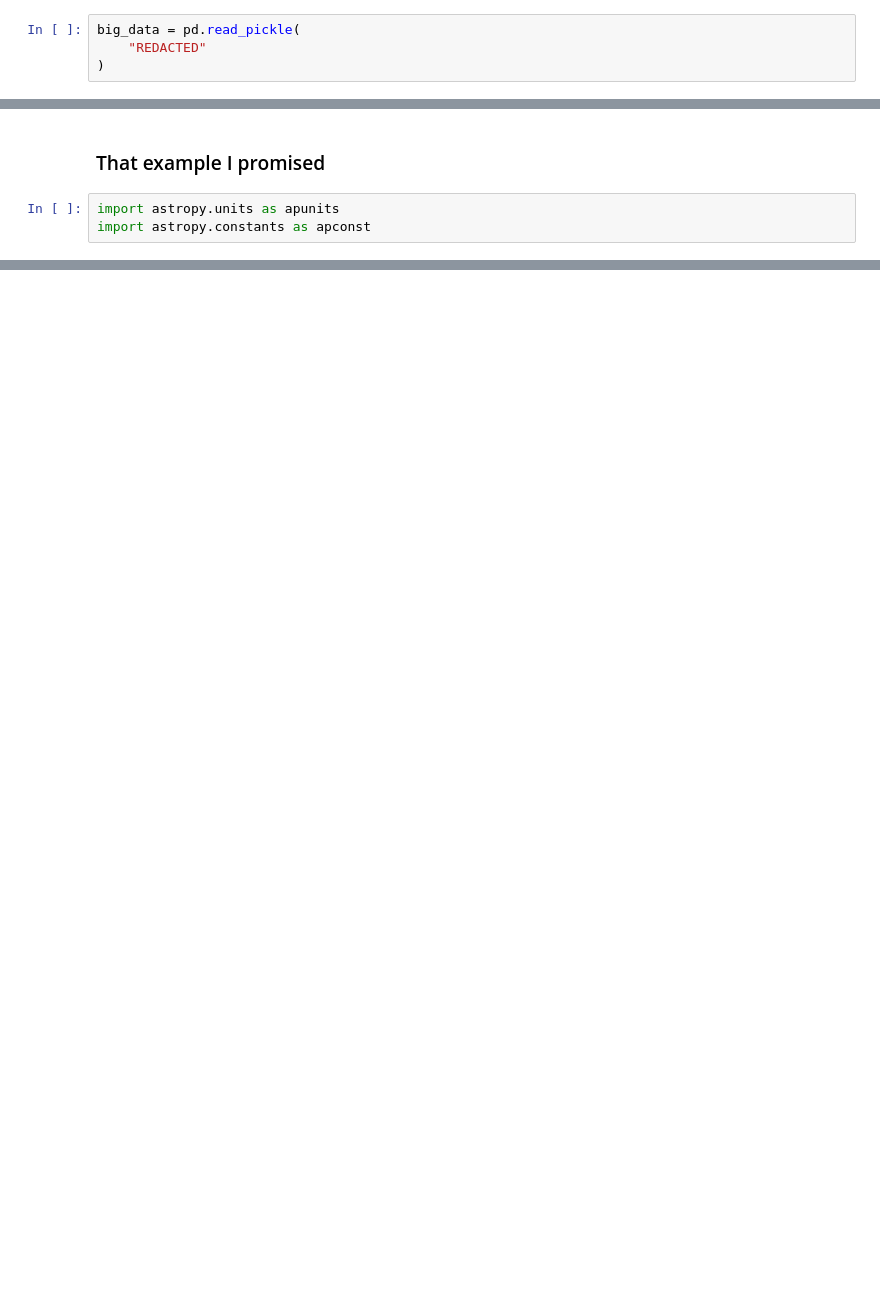
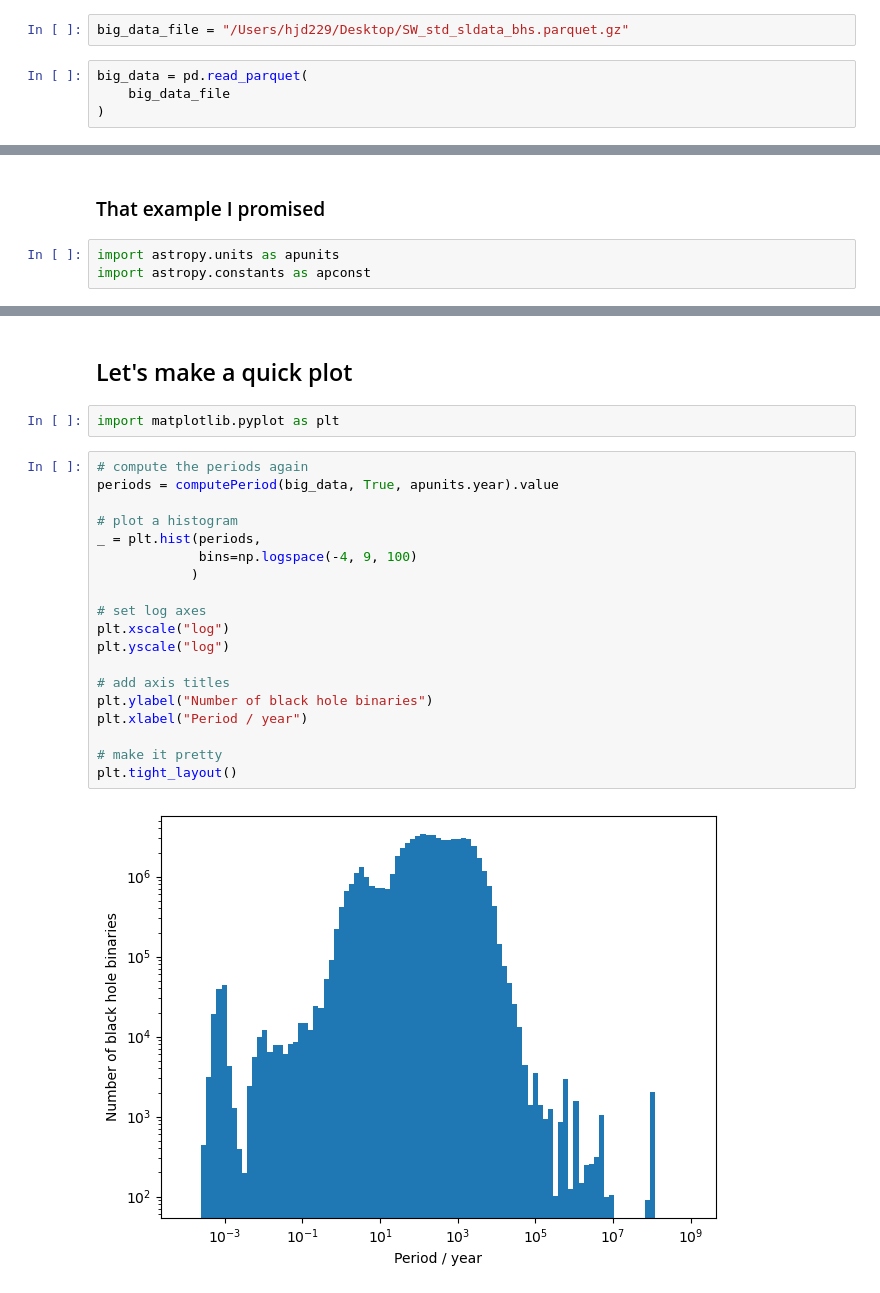
Before and after one commit to ou-astrophysics/FastPython, a Jupyter notebook: FastPython.ipynb, the cells around one changed output, grey strips where cells are left out. Saved outputs shown, nothing was run; the diff lists cells and outputs as text; blank space fills up the shorter version.

```diff
--- a/FastPython.ipynb
+++ b/FastPython.ipynb
@@ -326,9 +584,11 @@ Be **careful** with applying your own function. It's not always as fast as you t
 </div>
 # %%
 import pandas as pd
+# %%
+big_data_file = "/Users/hjd229/Desktop/SW_std_sldata_bhs.parquet.gz"
 # %%
-big_data = pd.read_pickle(
-    "REDACTED"
+big_data = pd.read_parquet(
+    big_data_file
 )
 # %%
 big_data
@@ -366,0 +648,25 @@ big_data.apply(computePeriod2, args=(True, apunits.year), axis=1)
+# %% [markdown]
+## Let's make a quick plot
+# %%
+import matplotlib.pyplot as plt
+# %%
+# compute the periods again
+periods = computePeriod(big_data, True, apunits.year).value
+
+# plot a histogram
+_ = plt.hist(periods,
+             bins=np.logspace(-4, 9, 100)
+            )
+
+# set log axes
+plt.xscale("log")
+plt.yscale("log")
+
+# add axis titles
+plt.ylabel("Number of black hole binaries")
+plt.xlabel("Period / year")
+
+# make it pretty
+plt.tight_layout()
+# %% [output]
+[figure, added]
```
Also changed, not shown: parts of 41 cells of this notebook.
